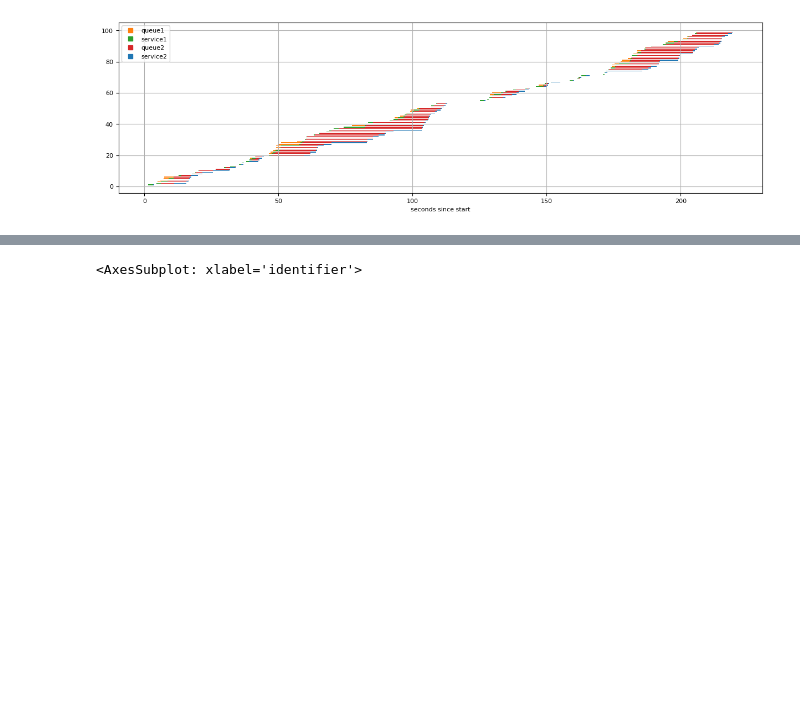
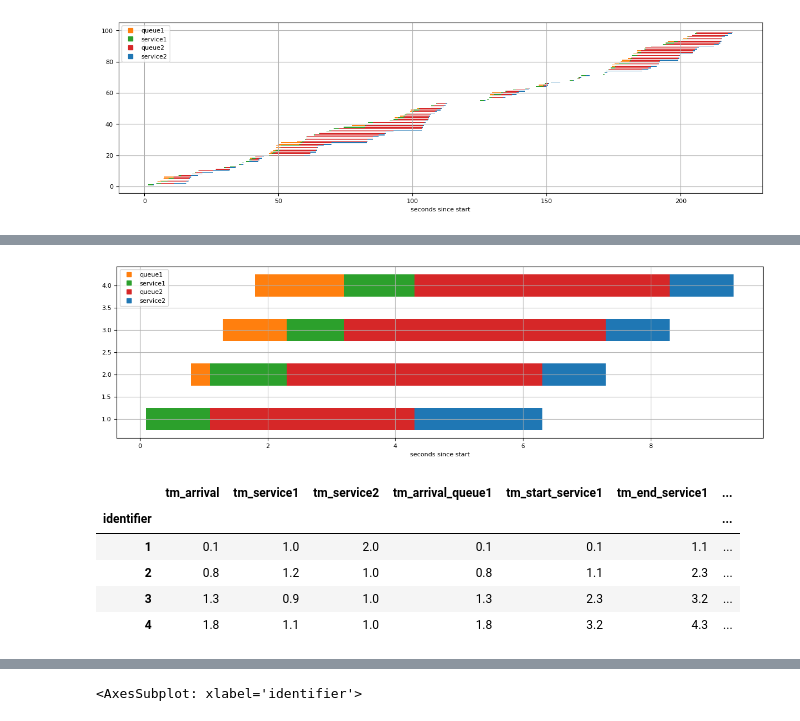
Before and after one commit to viniciuslettieri/2022.2---Avaliacao-e-Desempenho, a Jupyter notebook: Simulacoes/analise_simulacao.ipynb, the cells around one changed output, grey strips where cells are left out. Drawn from its saved outputs; the diff is of its cells as text; code cells hidden in the pictures; blank space fills up the shorter version.

Commit message:
adicionando entradas deterministicas para validacao

```diff
--- a/Simulacoes/analise_simulacao.ipynb
+++ b/Simulacoes/analise_simulacao.ipynb
@@ -80,0 +93,15 @@ resumo("debug_aleatorio_09.csv")
+# %%
+# Teste de Prioridade
+# Observe que cada servico ocorre apos o anterior terminar
+# E que os clientes chegam na fila 1 antes do servico finalizar
+# Entao quando um entra na fila 2 precisa aguardar todos da fila 1 terminarem
+# Perceba que o servico 2 so inicia quando o ultimo servico 1 termina
+resumo("Validacoes Finais/teste_prioridade.csv", return_table = True)
+# %% [output]
+[figure, added]
+|  | tm_arrival | tm_service1 | tm_service2 | tm_arrival_queue1 | tm_start_service1 | tm_end_service1 | ... |
+| identifier |  |  |  |  |  |  | ... |
+| 1 | 0.1 | 1.0 | 2.0 | 0.1 | 0.1 | 1.1 | ... |
+| 2 | 0.8 | 1.2 | 1.0 | 0.8 | 1.1 | 2.3 | ... |
+| 3 | 1.3 | 0.9 | 1.0 | 1.3 | 2.3 | 3.2 | ... |
+| 4 | 1.8 | 1.1 | 1.0 | 1.8 | 3.2 | 4.3 | ... |
```
Also changed, not shown: parts of 5 cells of this notebook, 8 other files.
